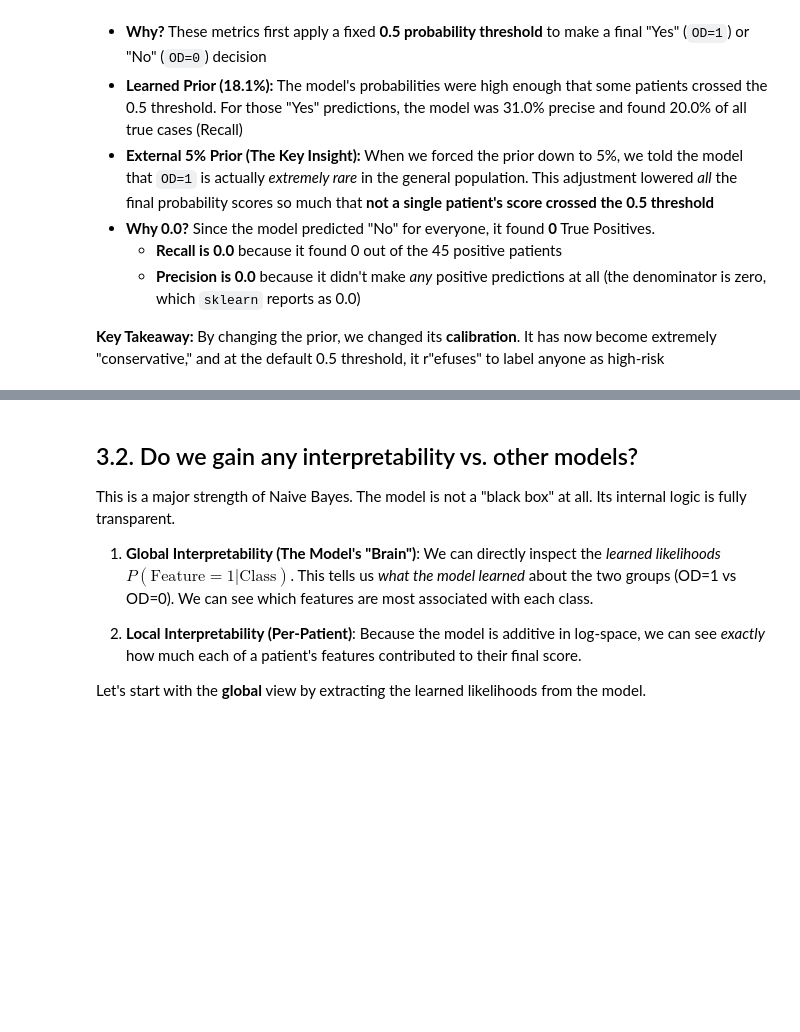
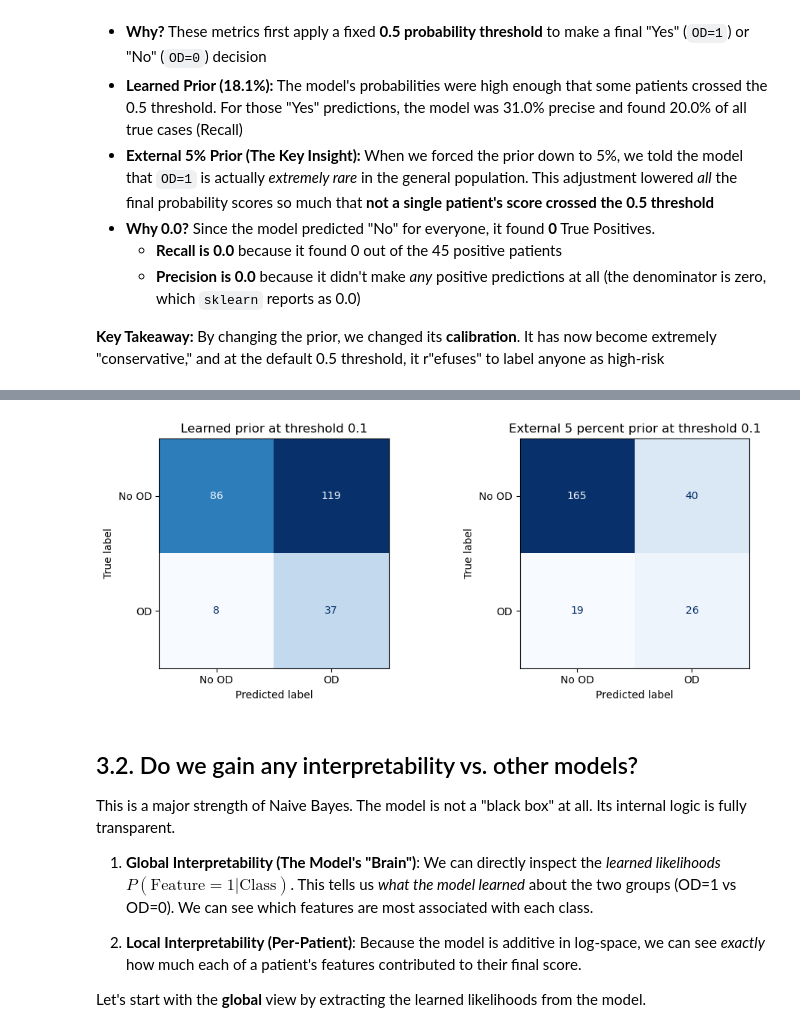
Before and after one commit to IE-ML-for-Healthcare/Bayesian-in-HC, a Jupyter notebook: 04_naive_bayes_opioid_demo.ipynb, the cells around one changed output, grey strips where cells are left out. Drawn from its saved outputs; the diff is of its cells as text; code cells hidden in the pictures; blank space fills up the shorter version.

```diff
--- a/04_naive_bayes_opioid_demo.ipynb
+++ b/04_naive_bayes_opioid_demo.ipynb
@@ -290,3 +320,27 @@ Recall (at 0.5 threshold):
+# %%
+# Visual comparison at a single threshold
+thr = 0.1  # try to see different tradeoffs
+
+fig, ax = plt.subplots(1, 2, figsize=(10, 4))
+
+# Learned prior
+ConfusionMatrixDisplay.from_predictions(
+    y_test, (y_proba >= thr).astype(int),
+    ax=ax[0], cmap="Blues", colorbar=False, display_labels=["No OD", "OD"]
+)
+ax[0].set_title(f"Learned prior at threshold {thr}")
+
+# External 5 percent prior
+ConfusionMatrixDisplay.from_predictions(
+    y_test, (ext_proba >= thr).astype(int),
+    ax=ax[1], cmap="Blues", colorbar=False, display_labels=["No OD", "OD"]
+)
+ax[1].set_title(f"External 5 percent prior at threshold {thr}")
+
+plt.tight_layout()
+plt.show()
+# %% [output]
+[figure, added]
 # %% [markdown]
 ## 3.2. Do we gain any interpretability vs. other models?
 
```
Also changed, not shown: parts of 5 cells of this notebook.
